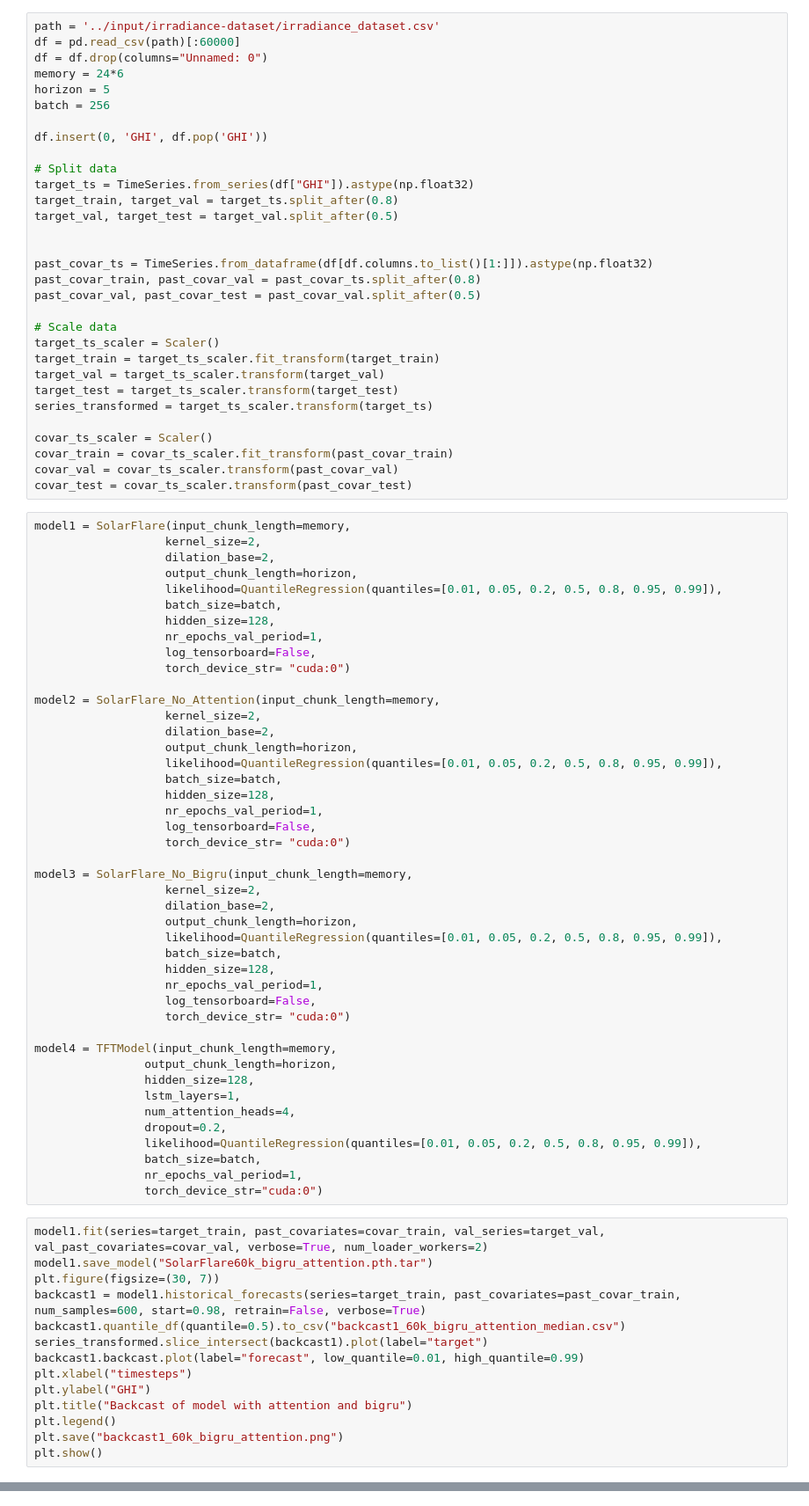
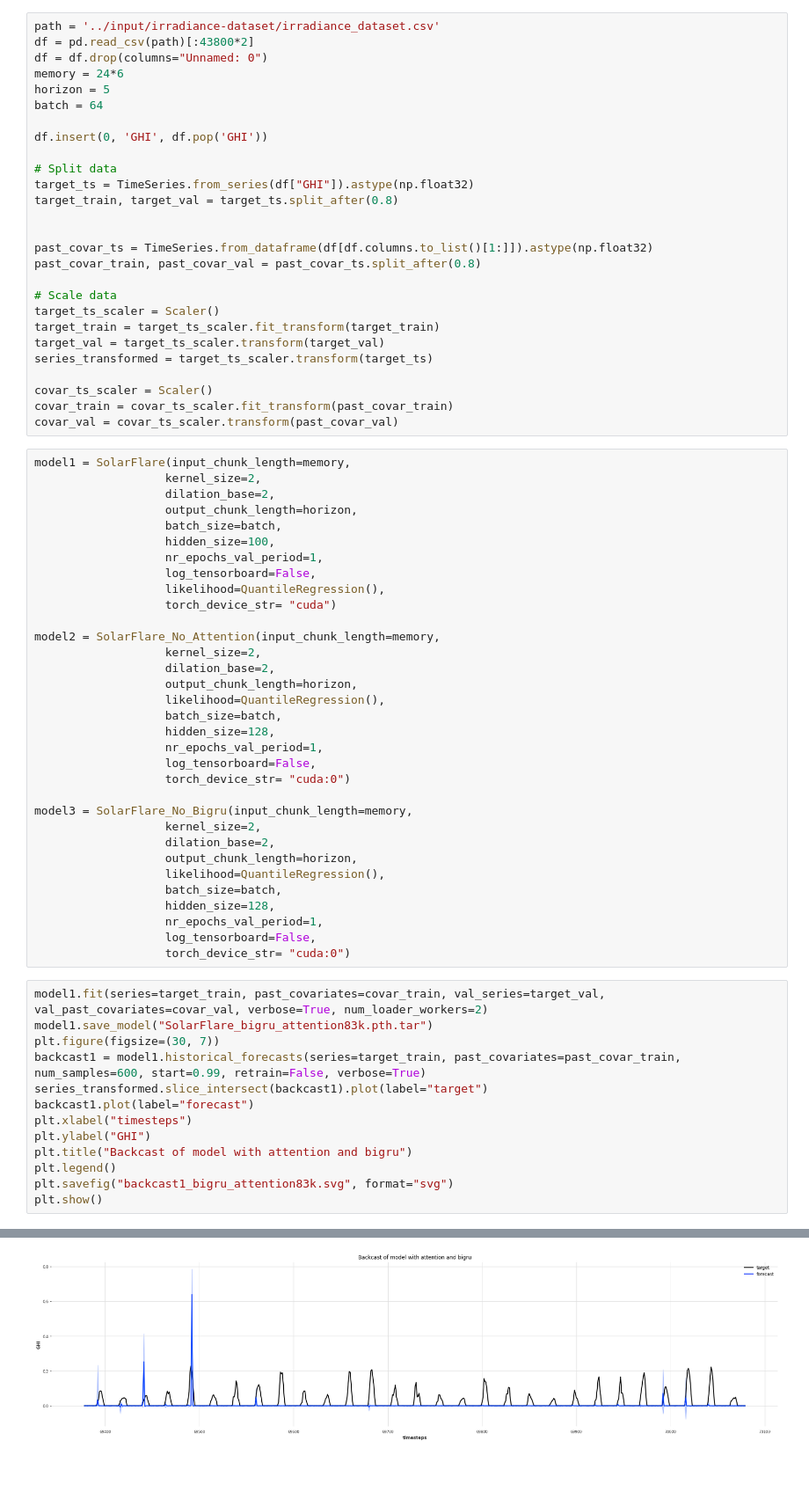
Before and after one commit to fbruna17/MasterProject, a Jupyter notebook: darts-implementation.ipynb, the cells around one changed output, grey strips where cells are left out. Shown: that part at 88% size. Drawn from its saved outputs; the diff is of its cells as text; blank space fills up the shorter version.

```diff
--- a/darts-implementation.ipynb
+++ b/darts-implementation.ipynb
@@ -26,51 +44,47 @@ logger = get_logger(__name__)
 # %%
 path = '../input/irradiance-dataset/irradiance_dataset.csv'
-df = pd.read_csv(path)[:60000]
+df = pd.read_csv(path)[:43800*2]
 df = df.drop(columns="Unnamed: 0")
 memory = 24*6
 horizon = 5
-batch = 256
+batch = 64
 
 df.insert(0, 'GHI', df.pop('GHI'))
 
 # Split data
 target_ts = TimeSeries.from_series(df["GHI"]).astype(np.float32)
 target_train, target_val = target_ts.split_after(0.8)
-target_val, target_test = target_val.split_after(0.5)
 
 
 past_covar_ts = TimeSeries.from_dataframe(df[df.columns.to_list()[1:]]).astype(np.float32)
 past_covar_train, past_covar_val = past_covar_ts.split_after(0.8)
-past_covar_val, past_covar_test = past_covar_val.split_after(0.5)
 
 # Scale data
 target_ts_scaler = Scaler()
 target_train = target_ts_scaler.fit_transform(target_train)
 target_val = target_ts_scaler.transform(target_val)
-target_test = target_ts_scaler.transform(target_test)
 series_transformed = target_ts_scaler.transform(target_ts)
 
 covar_ts_scaler = Scaler()
 covar_train = covar_ts_scaler.fit_transform(past_covar_train)
 covar_val = covar_ts_scaler.transform(past_covar_val)
-covar_test = covar_ts_scaler.transform(past_covar_test)
 # %%
 model1 = SolarFlare(input_chunk_length=memory,
                    kernel_size=2,
                    dilation_base=2,
                    output_chunk_length=horizon,
-                   likelihood=QuantileRegression(quantiles=[0.01, 0.05, 0.2, 0.5, 0.8, 0.95, 0.99]),
                    batch_size=batch,
-                   hidden_size=128,
+                   hidden_size=100,
                    nr_epochs_val_period=1,
                    log_tensorboard=False,
-                   torch_device_str= "cuda:0")
+                   likelihood=QuantileRegression(),
+                   torch_device_str= "cuda")
 
 model2 = SolarFlare_No_Attention(input_chunk_length=memory,
                    kernel_size=2,
                    dilation_base=2,
                    output_chunk_length=horizon,
-                   likelihood=QuantileRegression(quantiles=[0.01, 0.05, 0.2, 0.5, 0.8, 0.95, 0.99]),
+                   likelihood=QuantileRegression(),
                    batch_size=batch,
                    hidden_size=128,
                    nr_epochs_val_period=1,
@@ -81,34 +95,23 @@ model3 = SolarFlare_No_Bigru(input_chunk_length=memory,
                    kernel_size=2,
                    dilation_base=2,
                    output_chunk_length=horizon,
-                   likelihood=QuantileRegression(quantiles=[0.01, 0.05, 0.2, 0.5, 0.8, 0.95, 0.99]),
+                   likelihood=QuantileRegression(),
                    batch_size=batch,
                    hidden_size=128,
                    nr_epochs_val_period=1,
                    log_tensorboard=False,
                    torch_device_str= "cuda:0")
-
-model4 = TFTModel(input_chunk_length=memory,
-                output_chunk_length=horizon,
-                hidden_size=128,
-                lstm_layers=1,
-                num_attention_heads=4,
-                dropout=0.2,
-                likelihood=QuantileRegression(quantiles=[0.01, 0.05, 0.2, 0.5, 0.8, 0.95, 0.99]),
-                batch_size=batch,
-                nr_epochs_val_period=1,
-                torch_device_str="cuda:0")
 # %%
 model1.fit(series=target_train, past_covariates=covar_train, val_series=target_val, val_past_covariates=covar_val, verbose=True, num_loader_workers=2)
-model1.save_model("SolarFlare60k_bigru_attention.pth.tar")
+model1.save_model("SolarFlare_bigru_attention83k.pth.tar")
 plt.figure(figsize=(30, 7))
-backcast1 = model1.historical_forecasts(series=target_train, past_covariates=past_covar_train, num_samples=600, start=0.98, retrain=False, verbose=True)
-backcast1.quantile_df(quantile=0.5).to_csv("backcast1_60k_bigru_attention_median.csv")
+backcast1 = model1.historical_forecasts(series=target_train, past_covariates=past_covar_train, num_samples=600, start=0.99, retrain=False, verbose=True)
 series_transformed.slice_intersect(backcast1).plot(label="target")
-backcast1.backcast.plot(label="forecast", low_quantile=0.01, high_quantile=0.99)
+backcast1.plot(label="forecast")
 plt.xlabel("timesteps")
 plt.ylabel("GHI")
 plt.title("Backcast of model with attention and bigru")
 plt.legend()
-plt.save("backcast1_60k_bigru_attention.png")
+plt.savefig("backcast1_bigru_attention83k.svg", format="svg")
 plt.show()
+# %% [output]
@@ -115,2 +123,3 @@ plt.show()
+[figure, added]
 # %%
 model2.fit(series=target_train, past_covariates=covar_train, val_series=target_val, val_past_covariates=covar_val, verbose=True, num_loader_workers=2)
```
Also changed, not shown: parts of 7 cells of this notebook.
